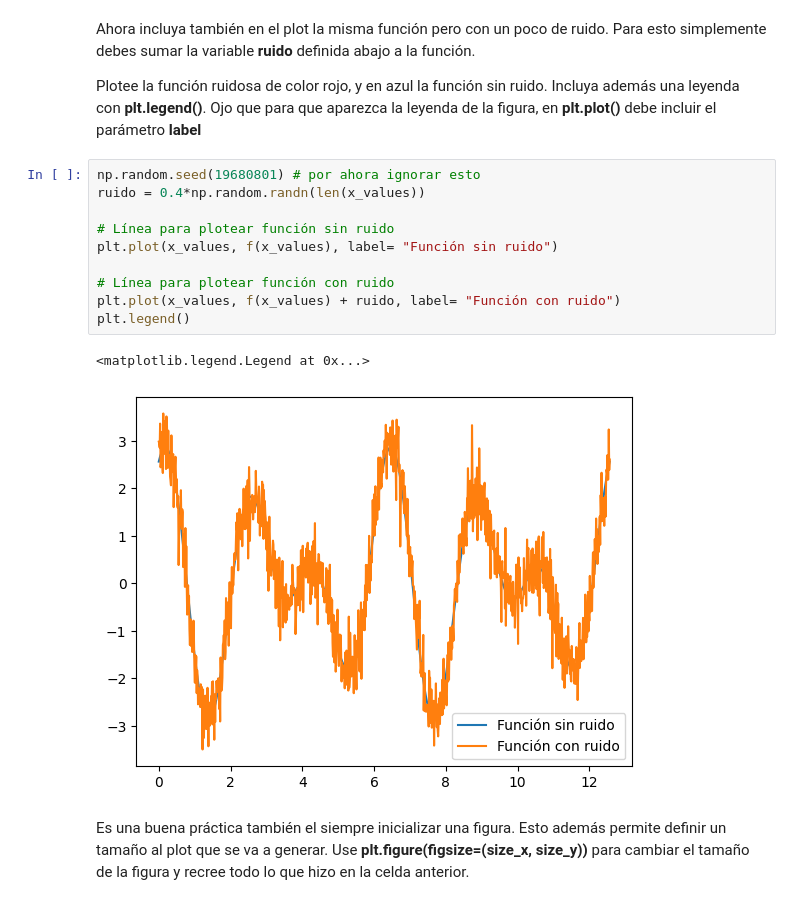
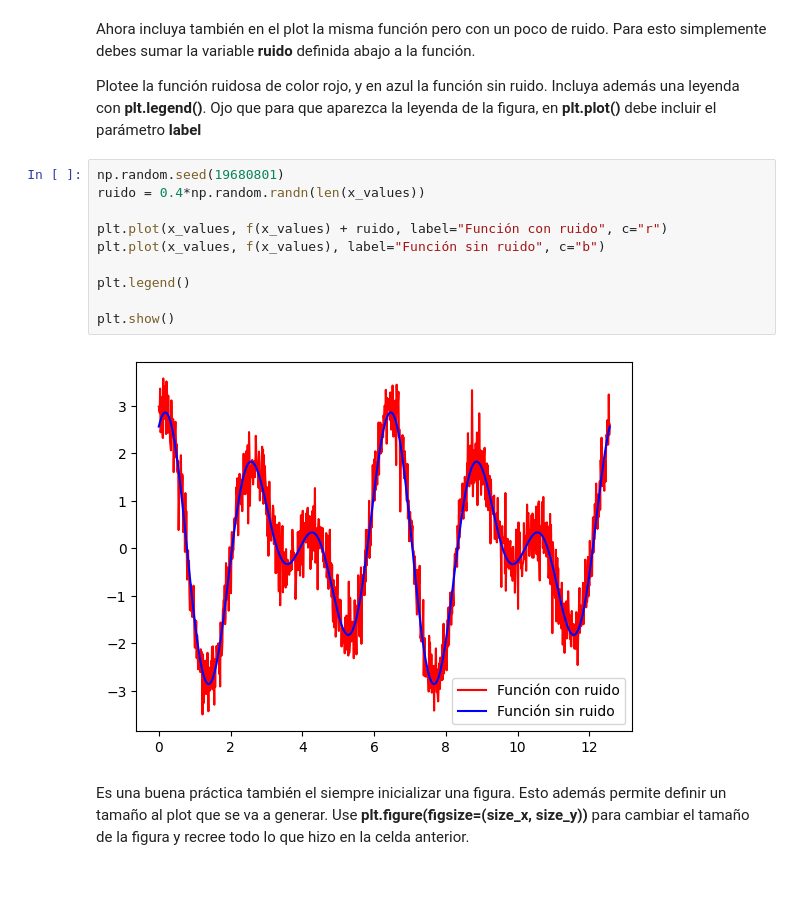
Before and after one commit to Vlxn761/Tarea-1, a Jupyter notebook: Tarea_1.ipynb, the cells around one changed output. Saved outputs shown, nothing was run; the diff lists cells and outputs as text.

```diff
--- a/Tarea_1.ipynb
+++ b/Tarea_1.ipynb
@@ -271,18 +279,17 @@ Ahora incluya también en el plot la misma función  pero con un poco de ruido.
 
 Plotee la función ruidosa de color rojo, y en azul la función sin ruido. Incluya además una leyenda con **plt.legend()**. Ojo que para que aparezca la leyenda de la figura, en **plt.plot()** debe incluir el parámetro **label**
 # %%
-np.random.seed(19680801) # por ahora ignorar esto
+np.random.seed(19680801)
 ruido = 0.4*np.random.randn(len(x_values))
 
-# Línea para plotear función sin ruido
-plt.plot(x_values, f(x_values), label= "Función sin ruido")
+plt.plot(x_values, f(x_values) + ruido, label="Función con ruido", c="r")
+plt.plot(x_values, f(x_values), label="Función sin ruido", c="b")
 
-# Línea para plotear función con ruido
-plt.plot(x_values, f(x_values) + ruido, label= "Función con ruido")
 plt.legend()
+
+plt.show()
 # %% [output]
-<matplotlib.legend.Legend at 0x...>
-[figure, old version]
+[figure, new version]
 # %% [markdown]
 Es una buena práctica también el siempre inicializar una figura. Esto además permite definir un tamaño al plot que se va a generar. Use **plt.figure(figsize=(size_x, size_y))** para cambiar el tamaño de la figura y recree todo lo que hizo en la celda anterior.
 # %%
```
Also changed, not shown: parts of 28 cells of this notebook.
